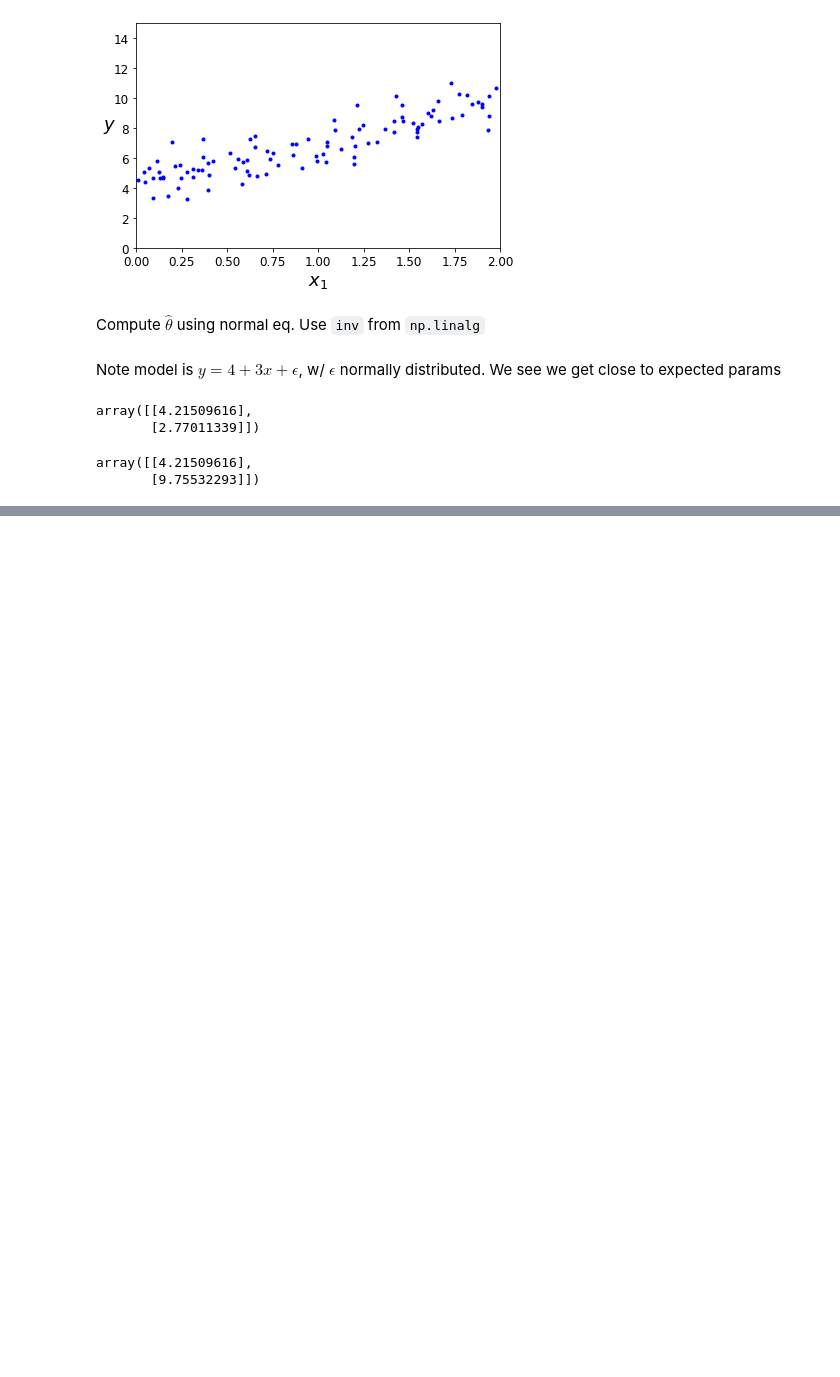
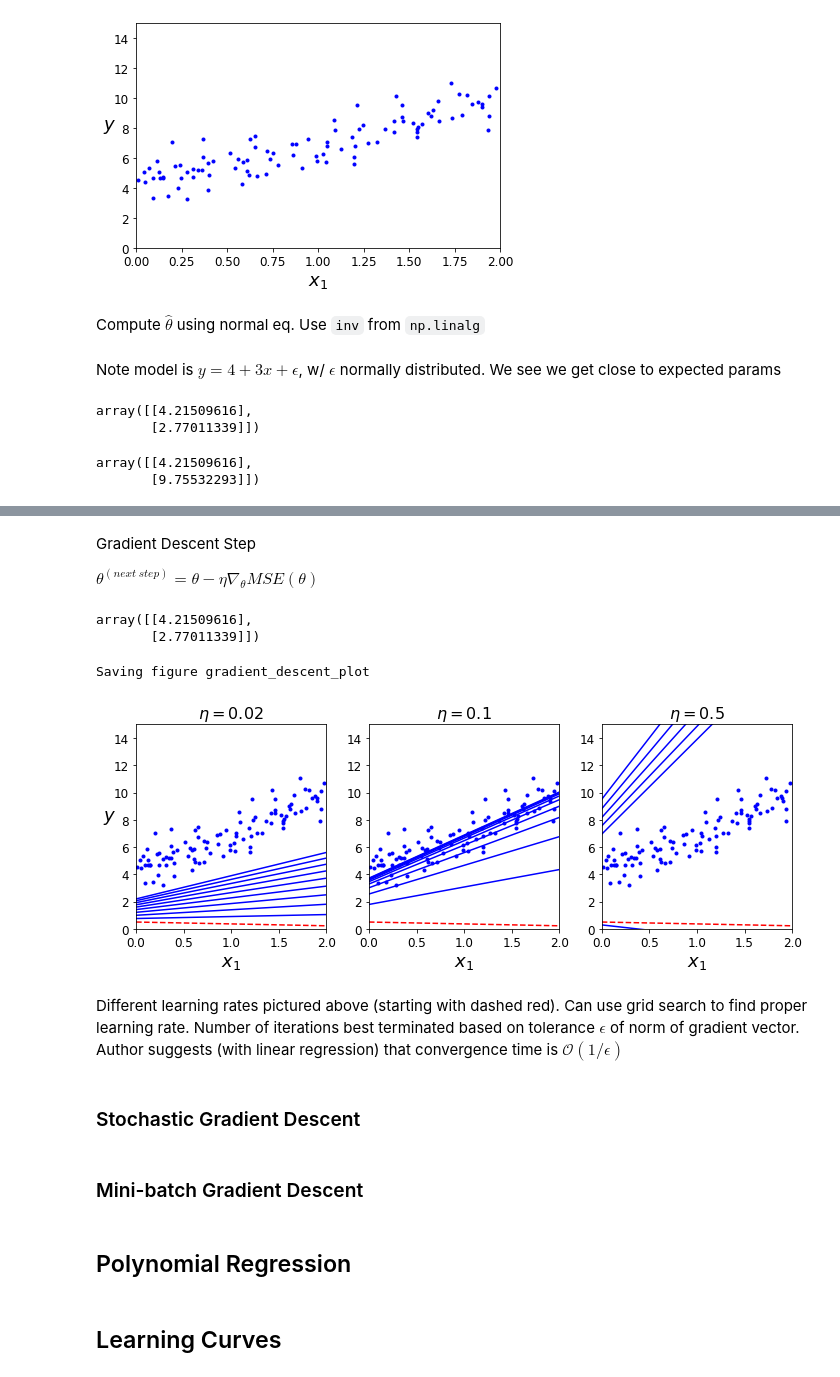
Before and after one commit to phelps-matthew/Coding-Exercises, a Jupyter notebook: ml/geron/04-Training_Models.ipynb, the cells around one changed output, grey strips where cells are left out. Saved outputs shown, nothing was run; the diff lists cells and outputs as text; code cells hidden in the pictures; blank space fills up the shorter version.

```diff
--- a/ml/geron/04-Training_Models.ipynb
+++ b/ml/geron/04-Training_Models.ipynb
@@ -106,0 +162,64 @@ plt.show()
+# %% [markdown]
+Gradient Descent Step
+
+$\theta^{(next\ step)} = \theta - \eta \nabla_\theta MSE(\theta)$
+# %%
+eta = 0.1  # learning rate
+n_iterations = 1000
+m = 100
+
+theta = np.random.randn(2,1)  # random initialization
+
+for iteration in range(n_iterations):
+    gradients = 2/m * X_b.T.dot(X_b.dot(theta) - y)
+    theta = theta - eta * gradients
+# %%
+theta #matches normal eq. result
+# %% [output]
+array([[4.21509616],
+       [2.77011339]])
+# %%
+X_new_b.dot(theta)
+theta_path_bgd = []
+
+def plot_gradient_descent(theta, eta, theta_path=None):
+    m = len(X_b)
+    plt.plot(X, y, "b.")
+    n_iterations = 1000
+    for iteration in range(n_iterations):
+        if iteration < 10:
+            y_predict = X_new_b.dot(theta)
+            style = "b-" if iteration > 0 else "r--"
+            plt.plot(X_new, y_predict, style)
+        gradients = 2/m * X_b.T.dot(X_b.dot(theta) - y)
+        theta = theta - eta * gradients
+        if theta_path is not None:
+            theta_path.append(theta)
+    plt.xlabel("$x_1$", fontsize=18)
+    plt.axis([0, 2, 0, 15])
+    plt.title(r"$\eta = {}$".format(eta), fontsize=16)
+# %%
+np.random.seed(42)
+theta = np.random.randn(2,1)  # random initialization
+
+plt.figure(figsize=(10,4))
+plt.subplot(131); plot_gradient_descent(theta, eta=0.02)
+plt.ylabel("$y$", rotation=0, fontsize=18)
+plt.subplot(132); plot_gradient_descent(theta, eta=0.1, theta_path=theta_path_bgd)
+plt.subplot(133); plot_gradient_descent(theta, eta=0.5)
+
+save_fig("gradient_descent_plot")
+plt.show()
+# %% [output]
+Saving figure gradient_descent_plot
+[figure, added]
+# %% [markdown]
+Different learning rates pictured above (starting with dashed red). Can use grid search to find proper learning rate. Number of iterations best terminated based on tolerance $\epsilon$ of norm of gradient vector. Author suggests (with linear regression) that convergence time is $\mathcal O(1/\epsilon)$
+# %% [markdown]
+### Stochastic Gradient Descent
+# %% [markdown]
+### Mini-batch Gradient Descent
+# %% [markdown]
+## Polynomial Regression
+# %% [markdown]
+## Learning Curves
```
Also changed, not shown: parts of 25 cells of this notebook, 2 other files.
